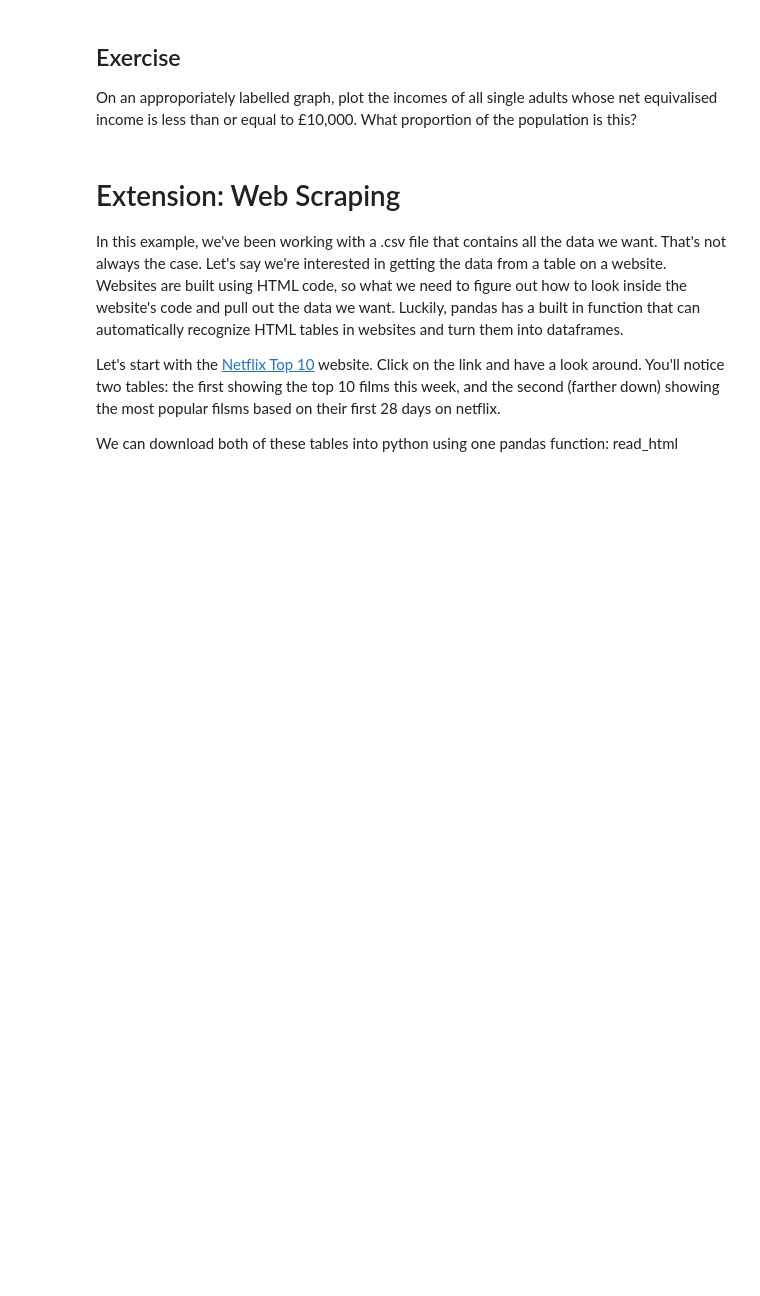
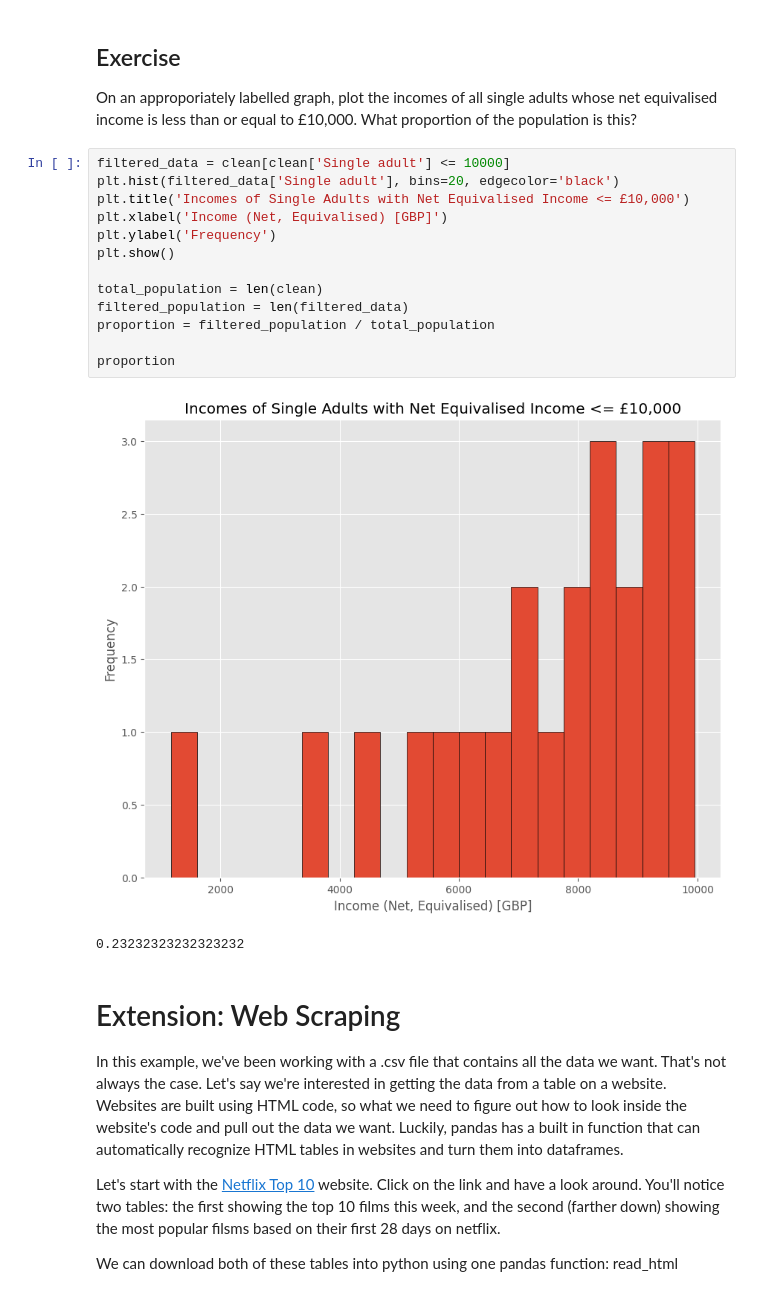
Before and after one commit to zixinsun2004/QM2, a Jupyter notebook: notebooks/W02. Pandas.ipynb, the cells around one changed output. Cells and saved outputs as stored; diff of their text form; blank space fills up the shorter version.

```diff
--- a/notebooks/W02. Pandas.ipynb
+++ b/notebooks/W02. Pandas.ipynb
@@ -342,6 +388,22 @@ We won't dwell on comparative operative, here we've used ">" to mean "is greater
 # %% [markdown]
 ## Exercise
 On an approporiately labelled graph, plot the incomes of all single adults whose net equivalised income is less than or equal to £10,000. What proportion of the population is this?
+# %%
+filtered_data = clean[clean['Single adult'] <= 10000]
+plt.hist(filtered_data['Single adult'], bins=20, edgecolor='black')
+plt.title('Incomes of Single Adults with Net Equivalised Income <= £10,000')
+plt.xlabel('Income (Net, Equivalised) [GBP]')
+plt.ylabel('Frequency')
+plt.show()
+
+total_population = len(clean)
+filtered_population = len(filtered_data)
+proportion = filtered_population / total_population
+
+proportion
+# %% [output]
+[figure, added]
+0.23232323232323232
 # %% [markdown]
 # Extension: Web Scraping
 
```
Also changed, not shown: parts of 8 cells of this notebook.
